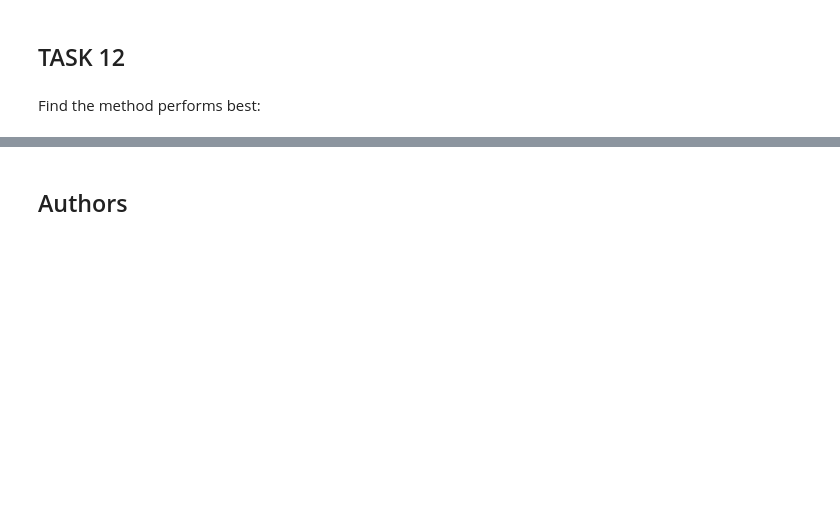
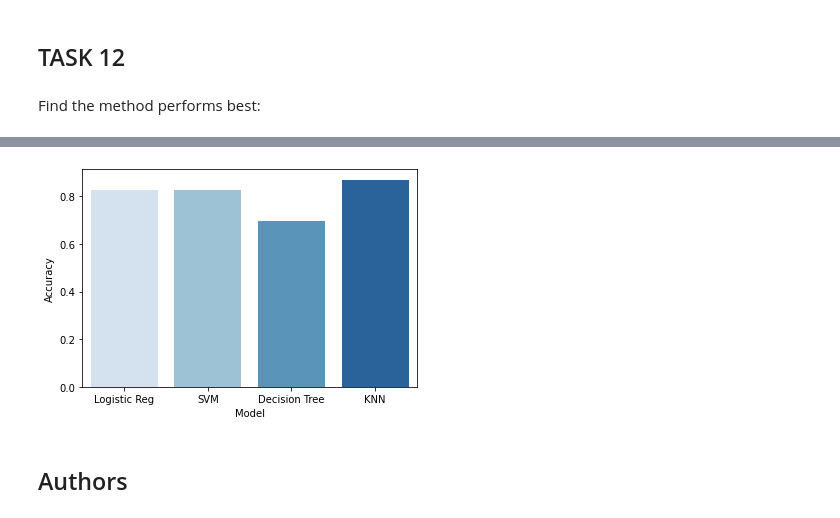
Before and after one commit to sohaaan/capstone_project, a Jupyter notebook: capstone_data_analysis.ipynb, the cells around one changed output, grey strips where cells are left out. Cells and saved outputs as stored; diff of their text form; code cells hidden in the pictures; blank space fills up the shorter version.

```diff
--- a/capstone_data_analysis.ipynb
+++ b/capstone_data_analysis.ipynb
@@ -287,5 +298,6 @@ accuracy : 0.875
 # %% [markdown]
 Calculate the accuracy of tree_cv on the test data using the method <code>score</code>:
 # %%
-tree_cv.score(X_test, Y_test)
+tree_acc= tree_cv.score(X_test, Y_test)
+tree_acc
 # %% [output]
@@ -293,3 +305,5 @@ tree_cv.score(X_test, Y_test)
+# %%
+df_result = df_result.append({'Model':'Decision Tree', 'Accuracy':tree_acc}, ignore_index=True)
 # %% [markdown]
 We can plot the confusion matrix
 # %%
@@ -343,3 +368,11 @@ Find the method performs best:
+# %%
+import seaborn as sns
+import matplotlib.pyplot as plt
+
+sns.barplot(x = 'Model', y = 'Accuracy', data = df_result, palette = "Blues")
+plt.show()
+# %% [output]
+[figure, added]
 # %% [markdown]
 ## Authors
 # %% [markdown]
```
Also changed, not shown: parts of 19 cells of this notebook.
